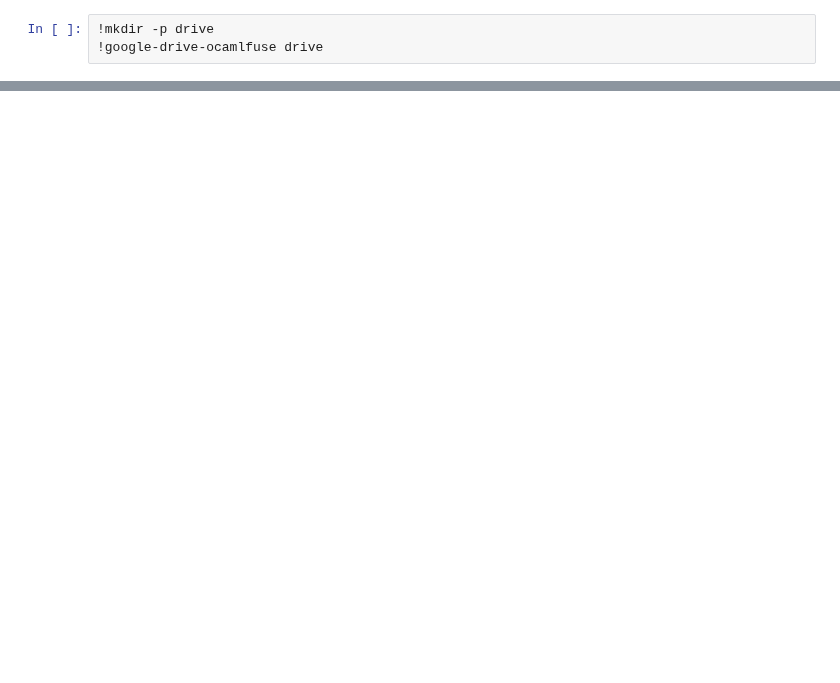
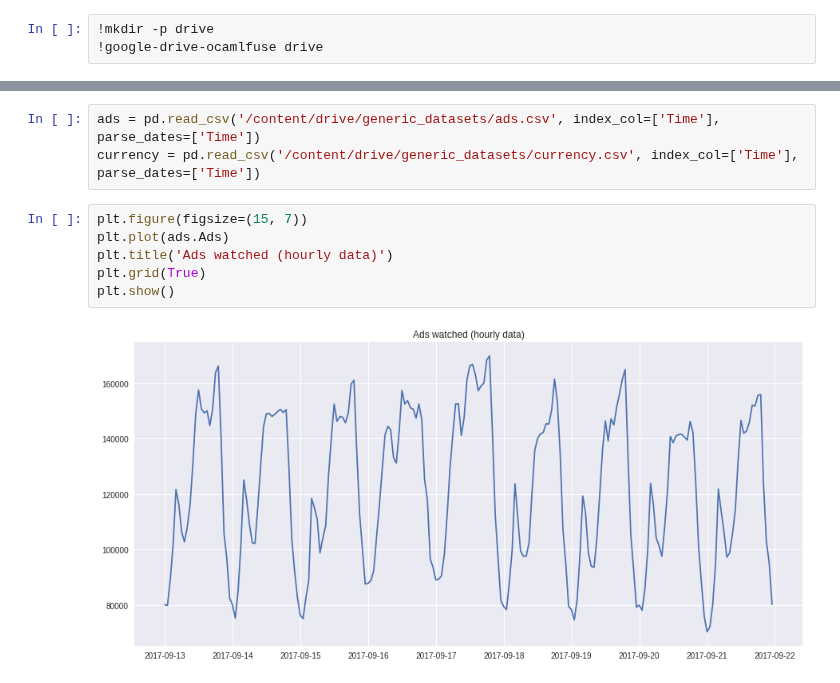
Before and after one commit to ssttv/ml-resources, a Jupyter notebook: time_series.ipynb, the cells around one changed output, grey strips where cells are left out. Cells and saved outputs as stored; diff of their text form; blank space fills up the shorter version.

```diff
--- a/time_series.ipynb
+++ b/time_series.ipynb
@@ -36,0 +40,11 @@ Please enter the verification code: Access token retrieved correctly.
+# %%
+ads = pd.read_csv('/content/drive/generic_datasets/ads.csv', index_col=['Time'], parse_dates=['Time'])
+currency = pd.read_csv('/content/drive/generic_datasets/currency.csv', index_col=['Time'], parse_dates=['Time'])
+# %%
+plt.figure(figsize=(15, 7))
+plt.plot(ads.Ads)
+plt.title('Ads watched (hourly data)')
+plt.grid(True)
+plt.show()
+# %% [output]
+[figure, added]
```
Also changed, not shown: parts of 2 cells of this notebook.
